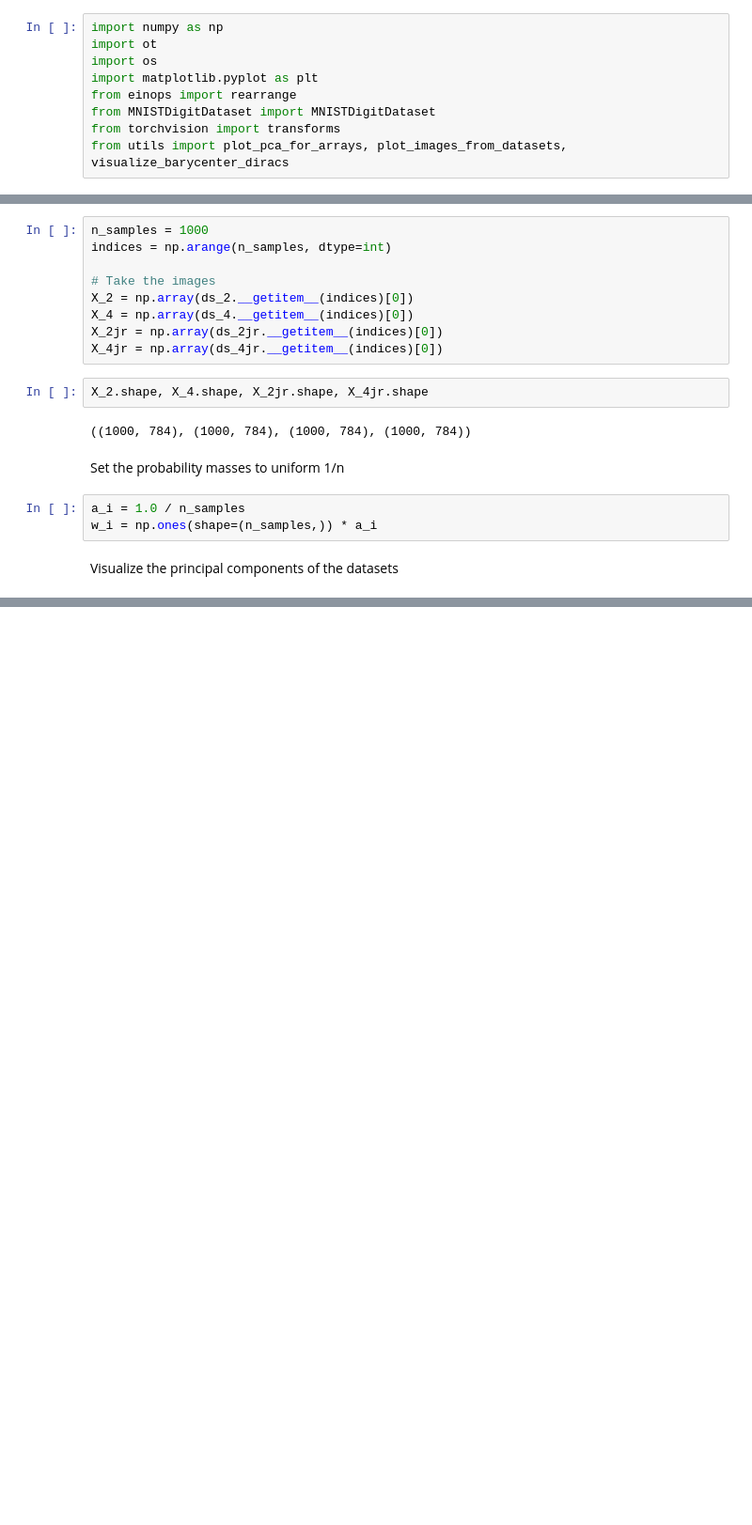
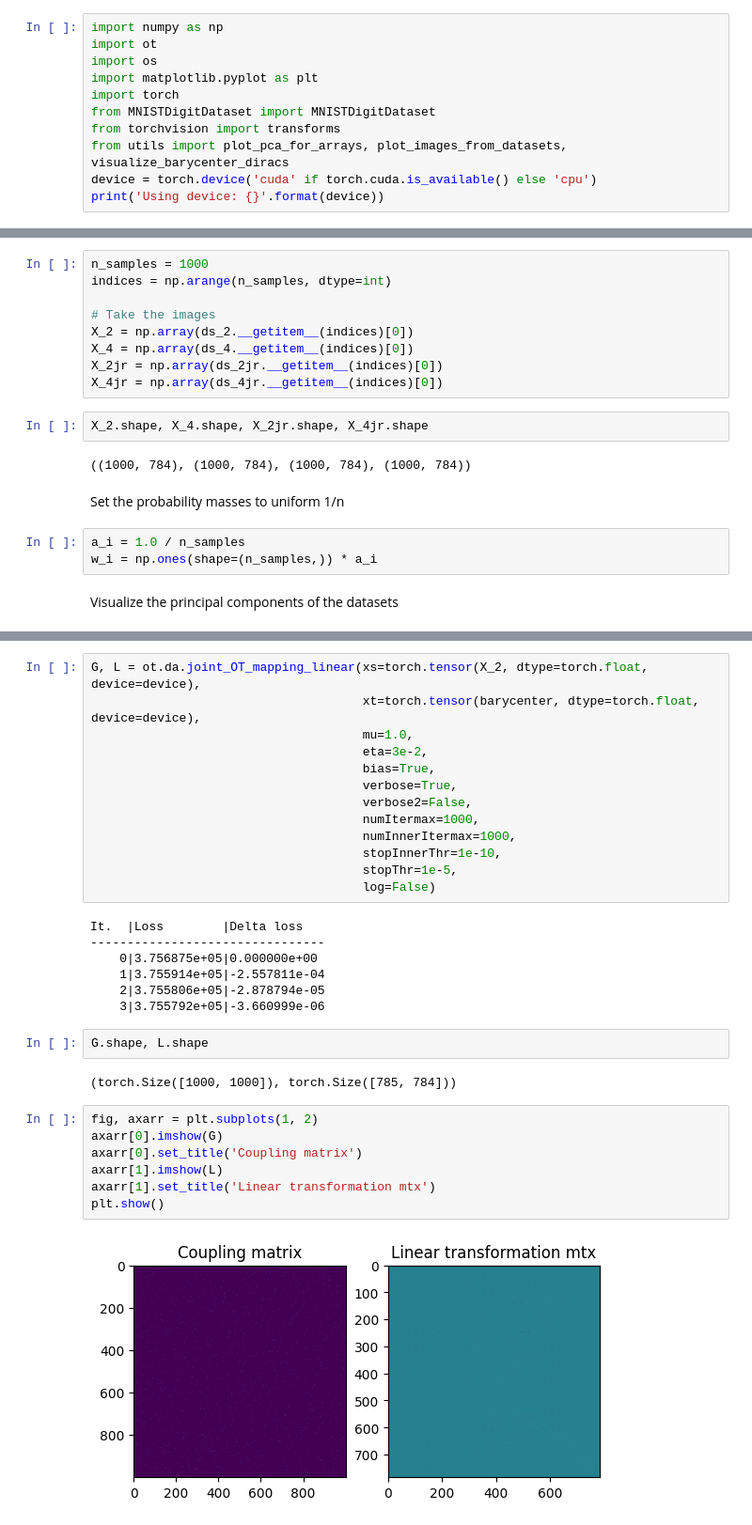
Before and after one commit to balazsmorv/fmri_classifier, a Jupyter notebook: MNIST-WBT/mnist-wbt.ipynb, the cells around one changed output, grey strips where cells are left out. Shown at 94% size. Drawn from its saved outputs; the diff is of its cells as text; blank space fills up the shorter version.

Commit message:
Compute the mapping

```diff
--- a/MNIST-WBT/mnist-wbt.ipynb
+++ b/MNIST-WBT/mnist-wbt.ipynb
@@ -3,7 +3,9 @@ import numpy as np
 import ot
 import os
 import matplotlib.pyplot as plt
-from einops import rearrange
+import torch
 from MNISTDigitDataset import MNISTDigitDataset
 from torchvision import transforms
 from utils import plot_pca_for_arrays, plot_images_from_datasets, visualize_barycenter_diracs
+device = torch.device('cuda' if torch.cuda.is_available() else 'cpu')
+print('Using device: {}'.format(device))
@@ -130,0 +132,33 @@ visualize_barycenter_diracs(barycenter=barycenter, num_images=20)
+# %%
+G, L = ot.da.joint_OT_mapping_linear(xs=torch.tensor(X_2, dtype=torch.float, device=device),
+                                     xt=torch.tensor(barycenter, dtype=torch.float, device=device),
+                                     mu=1.0,
+                                     eta=3e-2,
+                                     bias=True,
+                                     verbose=True,
+                                     verbose2=False,
+                                     numItermax=1000,
+                                     numInnerItermax=1000,
+                                     stopInnerThr=1e-10,
+                                     stopThr=1e-5,
+                                     log=False)
+# %% [output]
+It.  |Loss        |Delta loss
+--------------------------------
+    0|3.756875e+05|0.000000e+00
+    1|3.755914e+05|-2.557811e-04
+    2|3.755806e+05|-2.878794e-05
+    3|3.755792e+05|-3.660999e-06
+# %%
+G.shape, L.shape
+# %% [output]
+(torch.Size([1000, 1000]), torch.Size([785, 784]))
+# %%
+fig, axarr = plt.subplots(1, 2)
+axarr[0].imshow(G)
+axarr[0].set_title('Coupling matrix')
+axarr[1].imshow(L)
+axarr[1].set_title('Linear transformation mtx')
+plt.show()
+# %% [output]
+[figure, added]
```
Also changed, not shown: parts of 10 cells of this notebook, 2 other files.
